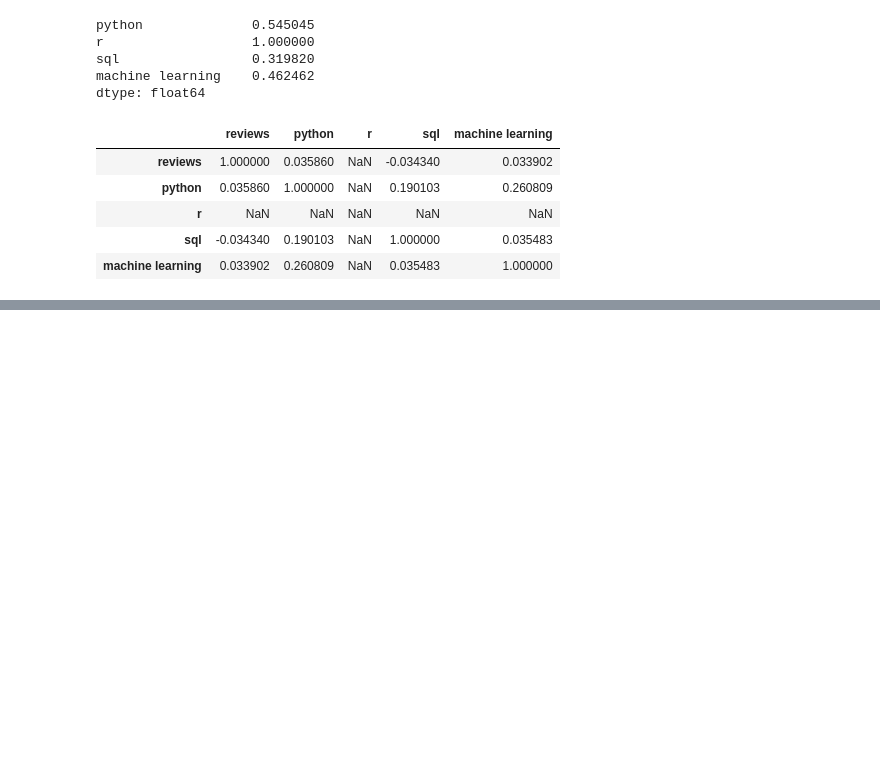
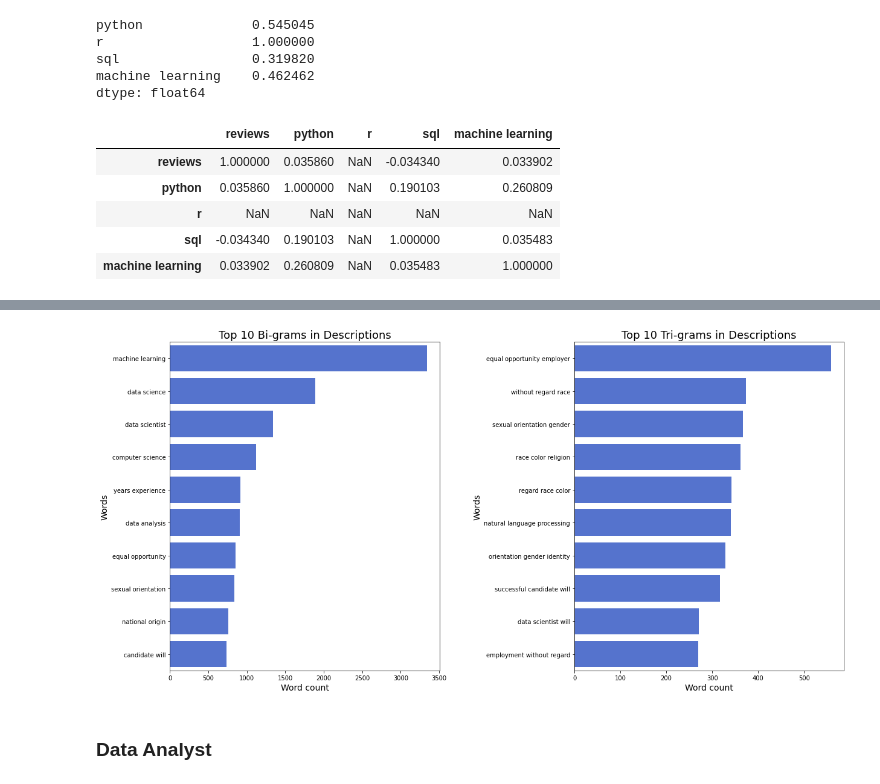
Before and after one commit to youming-qiu/BA888-Team3, a Jupyter notebook: DS_Job_Market_Dataset_Cleaning_+_Basic_Text_Analysis.ipynb, the cells around one changed output, grey strips where cells are left out. Drawn from its saved outputs; the diff is of its cells as text; code cells hidden in the pictures; blank space fills up the shorter version.

```diff
--- a/DS_Job_Market_Dataset_Cleaning_+_Basic_Text_Analysis.ipynb
+++ b/DS_Job_Market_Dataset_Cleaning_+_Basic_Text_Analysis.ipynb
@@ -510,0 +601,10 @@ engineer_job.corr()
+# %%
+#Obtain bi-grams and tri-grams (top 20)
+scientist_2gram = generate_ngrams(scientist_cleaned, 2, 10)
+scientist_3gram = generate_ngrams(scientist_cleaned, 3, 10)
+#compare the bar plots
+comparison_plot(scientist_2gram,scientist_3gram,'word','wordcount', 0.5)
+# %% [output]
+[figure, added]
+# %% [markdown]
+### Data Analyst
```
Also changed, not shown: parts of 66 cells of this notebook.
